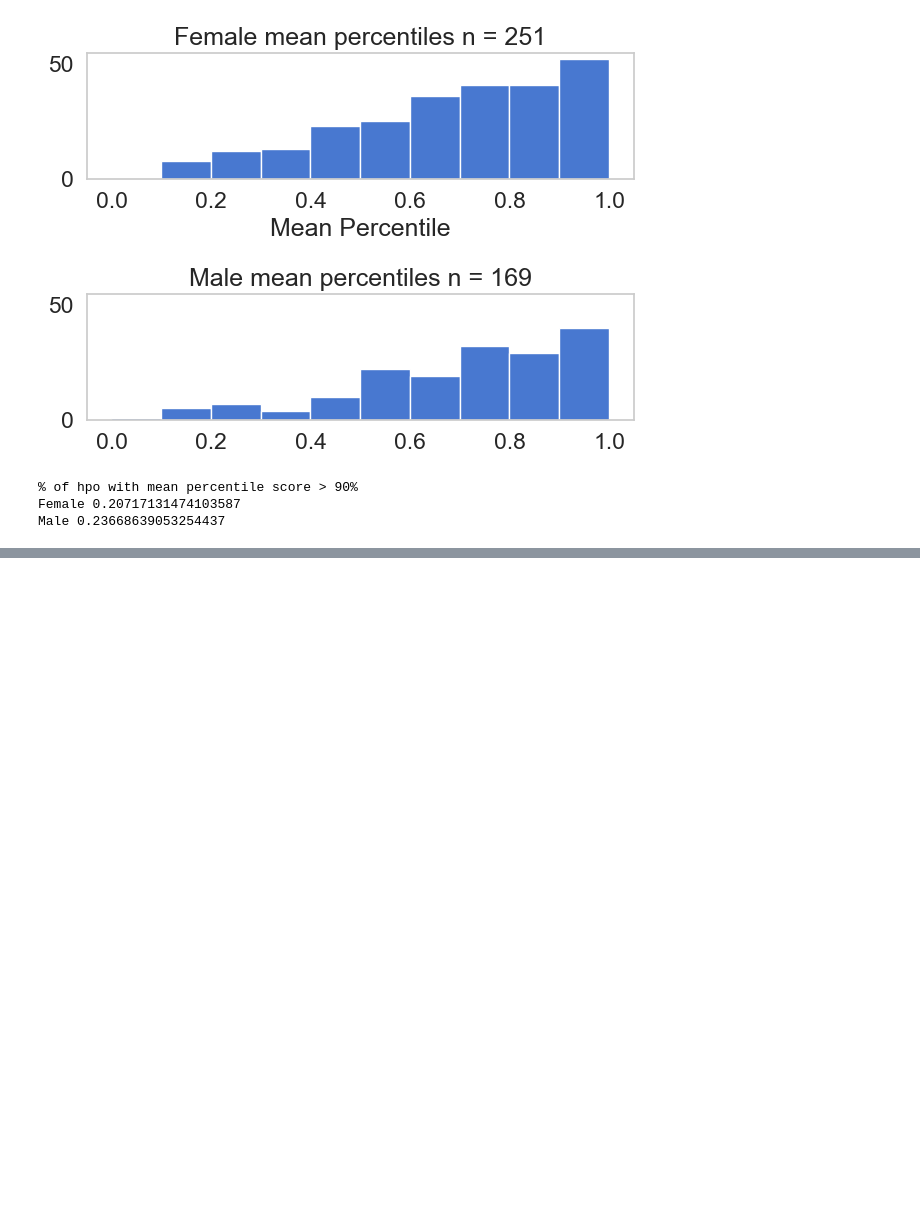
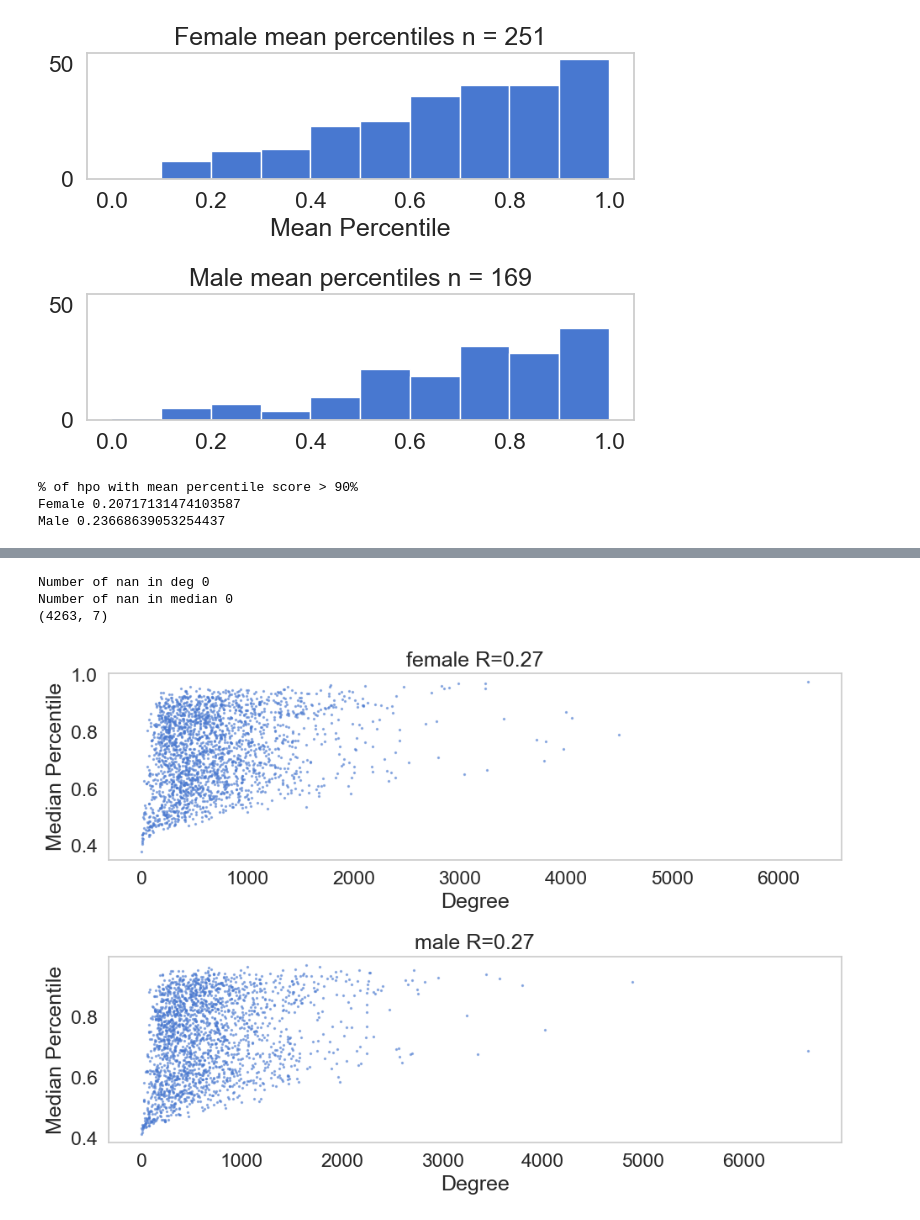
Before and after one commit to MSBradshaw/LinkPrediction, a Jupyter notebook: Experiments/target_prediction.ipynb, the cells around one changed output, grey strips where cells are left out. Drawn from its saved outputs; the diff is of its cells as text; code cells hidden in the pictures; blank space fills up the shorter version.

```diff
--- a/Experiments/target_prediction.ipynb
+++ b/Experiments/target_prediction.ipynb
@@ -765,0 +968,7 @@ Male 0.23668639053254437
+# %%
+for i,k,v in zip(range(len(degs.keys())),degs.keys(),degs.values()):
+    if i < 20000:
+        continue
+    print(i,k,v)
+    if i > 20010:
+        break
@@ -765,0 +1063,27 @@ Male 0.23668639053254437
+# %%
+from scipy.stats import pearsonr
+
+fig, ax = plt.subplots(2)
+fig.set_size_inches(10,7)
+
+# count number of nan in all_g2g_stats_df['deg]
+print('Number of nan in deg', sum(np.isnan(list(all_g2g_stats_df['deg']))))
+print('Number of nan in median', sum(np.isnan(list(all_g2g_stats_df['median']))))
+print(all_g2g_stats_df.shape)
+
+for i,sex in enumerate(['female','male']):
+    sub = all_g2g_stats_df[all_g2g_stats_df['sex'] == sex]
+    # what is the correlation between degree and median percentile
+    s, p = pearsonr(sub['deg'],sub['median'])
+    ax[i].scatter(sub['deg'],sub['median'],label=sex,s=2,alpha=.5)
+    ax[i].set_xlabel('Degree')
+    ax[i].set_ylabel('Median Percentile')
+    ax[i].set_title(sex + ' R={}'.format(str(round(s,2))))
+
+plt.tight_layout()
+plt.show()
+# %% [output]
+Number of nan in deg 0
+Number of nan in median 0
+(4263, 7)
+[figure, added]
```
Also changed, not shown: parts of 24 cells of this notebook.
